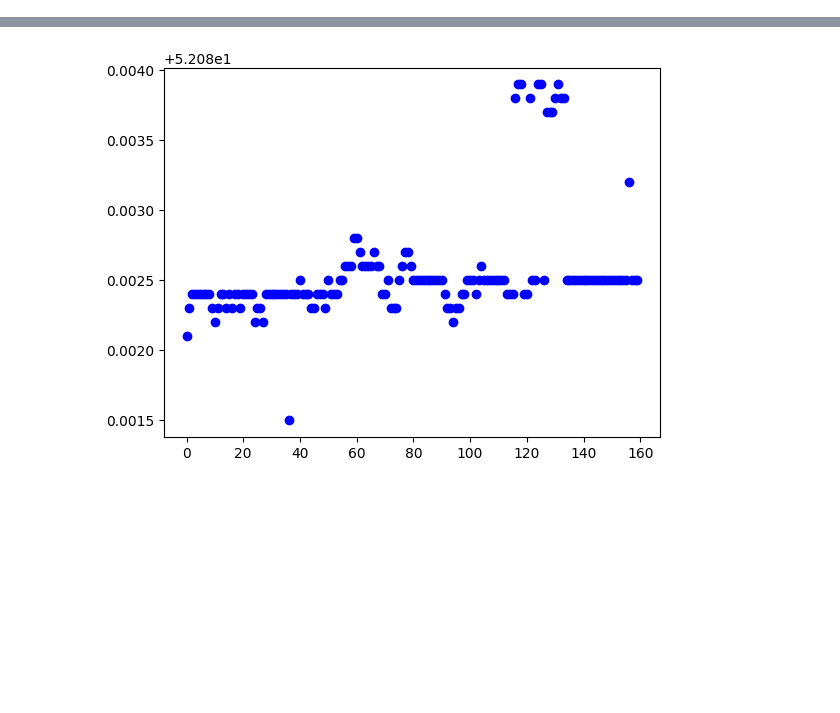
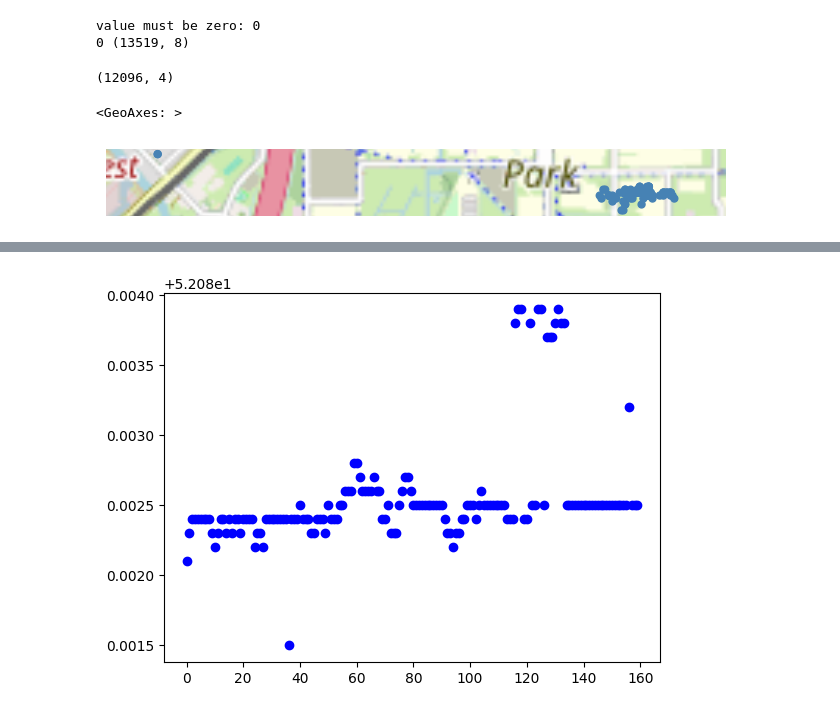
Before and after one commit to Floris-C/noise-thesis, a Jupyter notebook: datacollection/gps_smoothing.ipynb, the cells around one changed output, grey strips where cells are left out. Cells and saved outputs as stored; diff of their text form; code cells hidden in the pictures; blank space fills up the shorter version.

```diff
--- a/datacollection/gps_smoothing.ipynb
+++ b/datacollection/gps_smoothing.ipynb
@@ -12,0 +13,34 @@ measurements = list(zip(df['Latitude'], df['Longitude']))
+# %%
+df = pd.read_csv('..\\data\\TestDriveNoise_8May2024.csv')
+measurements = list(zip(df['Latitude'], df['Longitude']))
+
+window_size = 20
+min_i = lambda i: max(0, i-(window_size//2))
+max_i = lambda i: min(df.shape[0], i+(window_size//2))
+zscore_long_windowed = [scipy.stats.zscore(df['Longitude'][min_i(i):max_i(i)], nan_policy='raise')[i]
+                        for i in range(df.shape[0])]
+zscore_lat_windowed = [scipy.stats.zscore(df['Latitude'][min_i(i):max_i(i)])[i]
+                        for i in range(df.shape[0])]
+
+print(f'value must be zero: {df.isna().sum().sum()}')
+df['lat_z'] = zscore_lat_windowed
+df['long_z'] = zscore_long_windowed
+df.fillna(0, inplace=True)
+print(df.isna().sum().sum(), df.shape)
+# %% [output]
+value must be zero: 0
+0 (13519, 8)
+# %%
+tdf = df[(df['lat_z'] < 0.8) & (df['long_z'] < 0.8)]
+gdf = gpd.GeoDataFrame(tdf[['DateTime', 'Longitude', 'Latitude']],
+                       geometry=gpd.points_from_xy(tdf.Longitude, tdf.Latitude),
+                       crs="EPSG:4326")
+print(gdf.shape)
+# %% [output]
+(12096, 4)
+# %%
+ax = gplt.webmap(gdf, projection=gcrs.WebMercator())
+gplt.pointplot(gdf[:180], ax=ax)
+# %% [output]
+<GeoAxes: >
+[figure, added]
```
Also changed, not shown: parts of 8 cells of this notebook, 2 other files.
